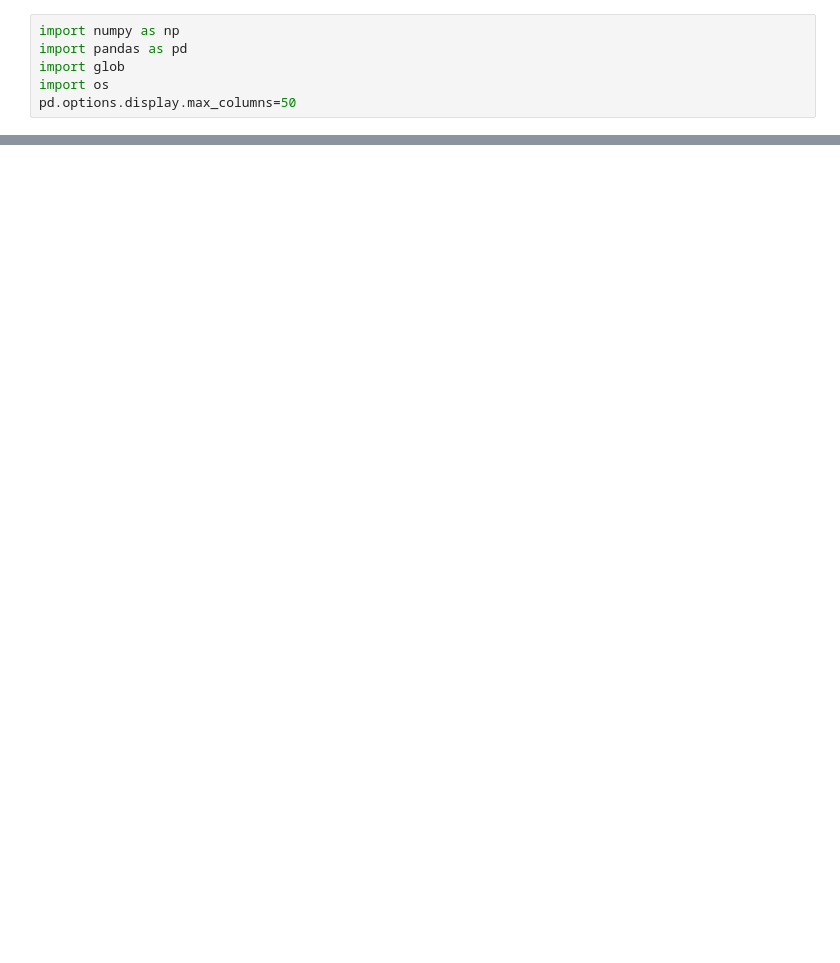
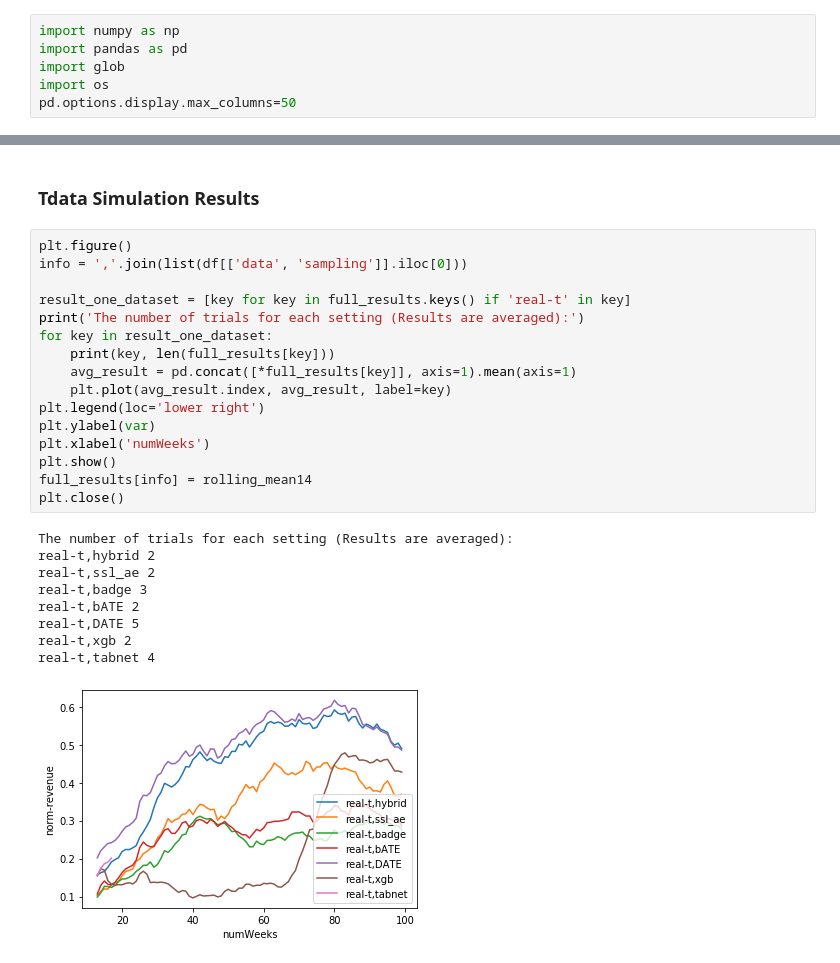
Before and after one commit to Seondong/Customs-Fraud-Detection, a Jupyter notebook: analysis.ipynb, the cells around one changed output, grey strips where cells are left out. Cells and saved outputs as stored; diff of their text form; blank space fills up the shorter version.

```diff
--- a/analysis.ipynb
+++ b/analysis.ipynb
@@ -79,0 +70,28 @@ No handles with labels found to put in legend.
+# %% [markdown]
+### Tdata Simulation Results
+# %%
+plt.figure()
+info = ','.join(list(df[['data', 'sampling']].iloc[0]))
+
+result_one_dataset = [key for key in full_results.keys() if 'real-t' in key]
+print('The number of trials for each setting (Results are averaged):')
+for key in result_one_dataset:
+    print(key, len(full_results[key]))
+    avg_result = pd.concat([*full_results[key]], axis=1).mean(axis=1)
+    plt.plot(avg_result.index, avg_result, label=key)
+plt.legend(loc='lower right')
+plt.ylabel(var)
+plt.xlabel('numWeeks')
+plt.show()
+full_results[info] = rolling_mean14
+plt.close()
+# %% [output]
+The number of trials for each setting (Results are averaged):
+real-t,hybrid 2
+real-t,ssl_ae 2
+real-t,badge 3
+real-t,bATE 2
+real-t,DATE 5
+real-t,xgb 2
+real-t,tabnet 4
+[figure, added]
```
Also changed, not shown: parts of 10 cells of this notebook, 1 other file.
